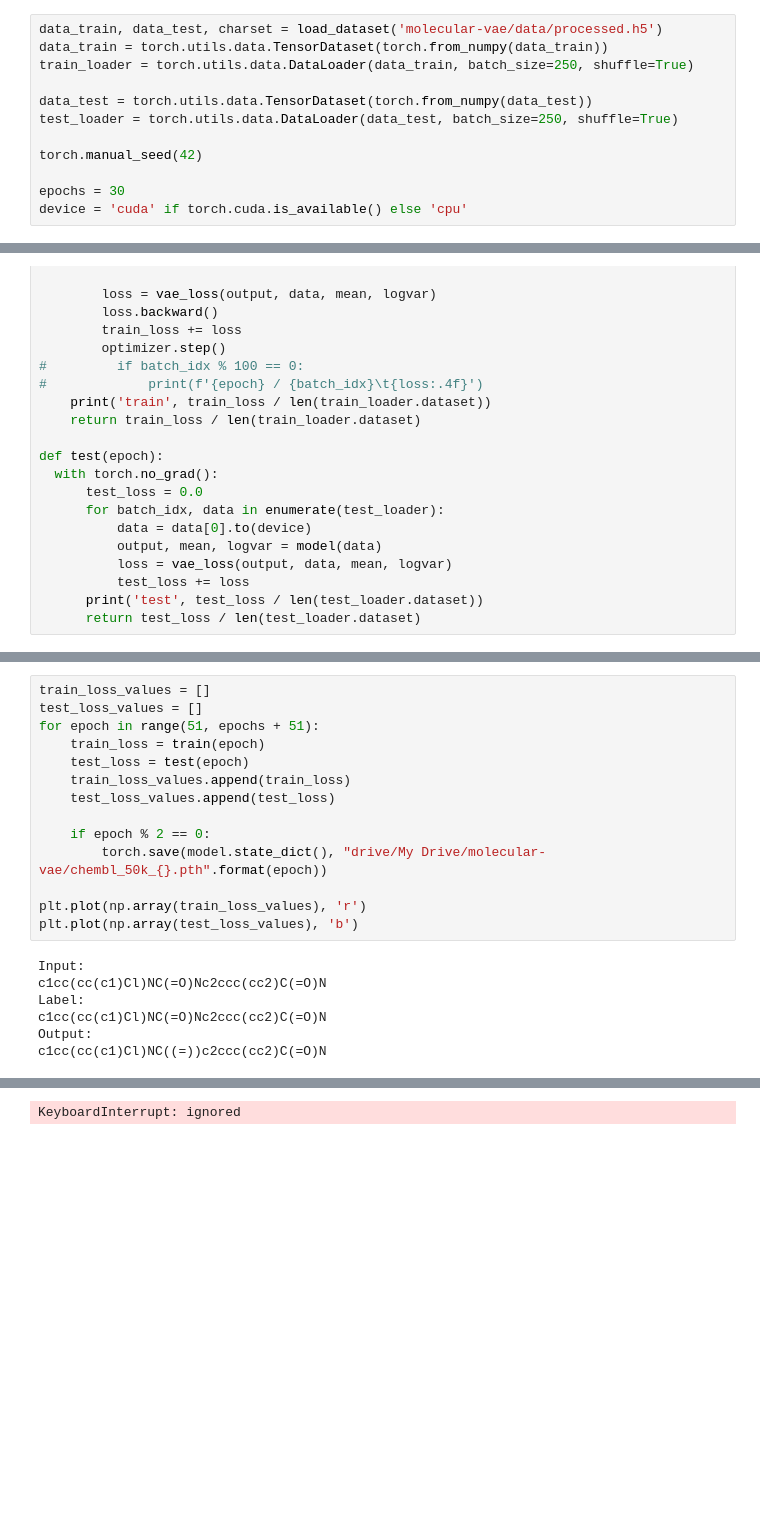
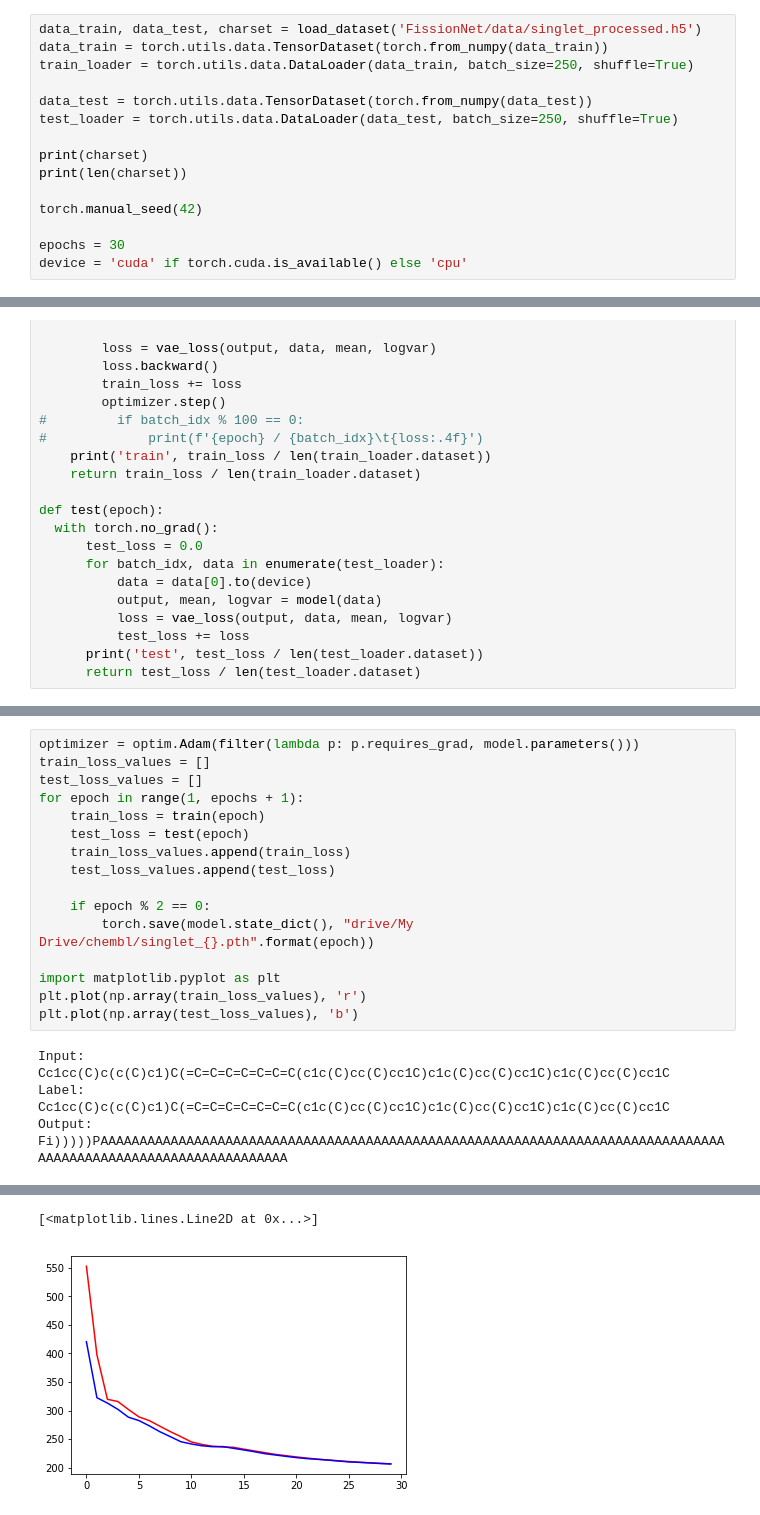
Before and after one commit to aksub99/molecular-vae, a Jupyter notebook: Molecular_VAE_final.ipynb, the cells around one changed output, grey strips where cells are left out. Cells and saved outputs as stored; diff of their text form; blank space fills up the shorter version.

Commit message:
Attempt at transfer learning to sf data

```diff
--- a/Molecular_VAE_final.ipynb
+++ b/Molecular_VAE_final.ipynb
@@ -113,11 +115,14 @@ Resolving deltas: 100% (79/79), done.
 # %%
-data_train, data_test, charset = load_dataset('molecular-vae/data/processed.h5')
+data_train, data_test, charset = load_dataset('FissionNet/data/singlet_processed.h5')
 data_train = torch.utils.data.TensorDataset(torch.from_numpy(data_train))
 train_loader = torch.utils.data.DataLoader(data_train, batch_size=250, shuffle=True)
 
 data_test = torch.utils.data.TensorDataset(torch.from_numpy(data_test))
 test_loader = torch.utils.data.DataLoader(data_test, batch_size=250, shuffle=True)
 
+print(charset)
+print(len(charset))
+
 torch.manual_seed(42)
 
 epochs = 30
@@ -176,22 +182,24 @@ Enter your authorization code:
 Mounted at /content/drive
 # %%
+optimizer = optim.Adam(filter(lambda p: p.requires_grad, model.parameters()))
 train_loss_values = []
 test_loss_values = []
-for epoch in range(51, epochs + 51):
+for epoch in range(1, epochs + 1):
     train_loss = train(epoch)
     test_loss = test(epoch)
     train_loss_values.append(train_loss)
     test_loss_values.append(test_loss)
 
     if epoch % 2 == 0:
-        torch.save(model.state_dict(), "drive/My Drive/molecular-vae/chembl_50k_{}.pth".format(epoch))
+        torch.save(model.state_dict(), "drive/My Drive/chembl/singlet_{}.pth".format(epoch))
 
+import matplotlib.pyplot as plt
 plt.plot(np.array(train_loss_values), 'r')
 plt.plot(np.array(test_loss_values), 'b')
 # %% [output]
 Input:
-c1cc(cc(c1)Cl)NC(=O)Nc2ccc(cc2)C(=O)N
+Cc1cc(C)c(c(C)c1)C(=C=C=C=C=C=C=C(c1c(C)cc(C)cc1C)c1c(C)cc(C)cc1C)c1c(C)cc(C)cc1C
 Label:
-c1cc(cc(c1)Cl)NC(=O)Nc2ccc(cc2)C(=O)N
+Cc1cc(C)c(c(C)c1)C(=C=C=C=C=C=C=C(c1c(C)cc(C)cc1C)c1c(C)cc(C)cc1C)c1c(C)cc(C)cc1C
 Output:
-c1cc(cc(c1)Cl)NC((=))c2ccc(cc2)C(=O)N
+Fi)))))PAAAAAAAAAAAAAAAAAAAAAAAAAAAAAAAAAAAAAAAAAAAAAAAAAAAAAAAAAAAAAAAAAAAAAAAAAAAAAAAAAAAAAAAAAAAAAAAAAAAAAAAAAAAAAAAA
@@ -215,4 +223,5 @@ c1cc(sc1)C(=O)Nc2ccc(ccc(CF)(F)F
-KeyboardInterrupt: ignored
+[<matplotlib.lines.Line2D at 0x...>]
+[figure, added]
 # %%
 import matplotlib.pyplot as plt
 plt.plot(np.array(train_loss_values), 'r')
```
Also changed, not shown: parts of 7 cells of this notebook.
